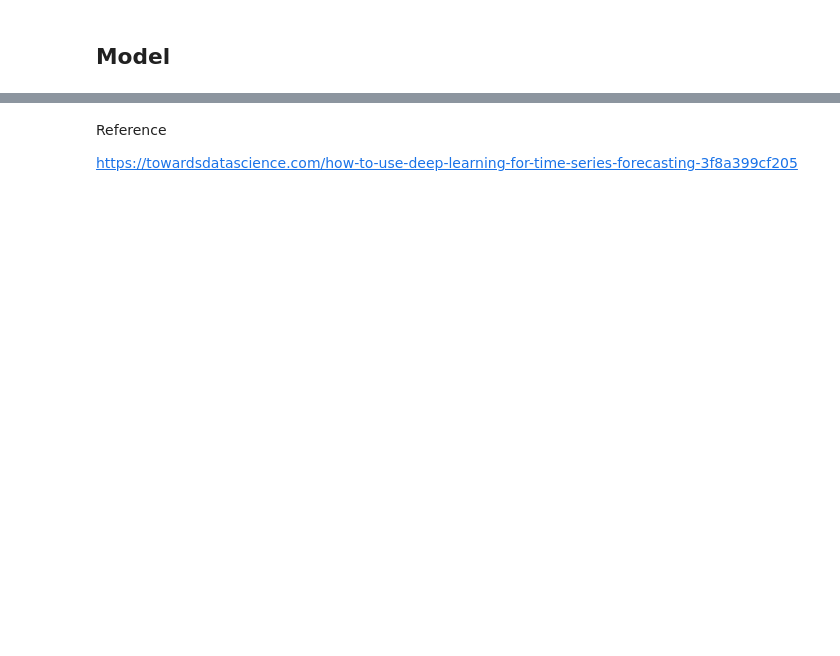
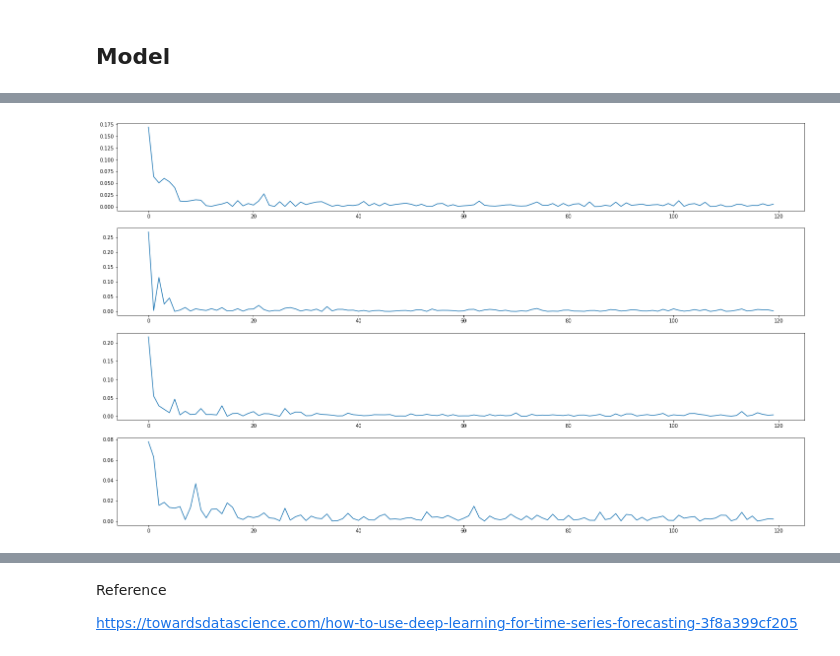
Before and after one commit to JerrickB/MoistBot, a Jupyter notebook: MoistBot.ipynb, the cells around one changed output, grey strips where cells are left out. Saved outputs shown, nothing was run; the diff lists cells and outputs as text; code cells hidden in the pictures; blank space fills up the shorter version.

```diff
--- a/MoistBot.ipynb
+++ b/MoistBot.ipynb
@@ -257,5 +304,3 @@ def save_checkpoint(name, filename, is_best):
     print('Checkpoint saved.')
 names = ["ep / it","trn_loss","val_loss"]
 layout = "{!s:10} " * len(names)
-# %%
-net = LinBench(5,win*5)
@@ -277 +309,36 @@ window = 200
+# %%
+lay=5
+nets = []
+num_hid = [100,50,25,10]
+
+for i in range(len(num_hid)):
+    nets.append(LinBench(lay,num_hid[i]).cuda())
+
+if use_cuda:
+    dtype = torch.cuda.FloatTensor
+else:
+    dtype = torch.FloatTensor
+
+lr = 2e-4
+loss = nn.MSELoss()
+optims = [torch.optim.Adam(net.parameters(), lr=lr) for net in nets]
+scheds = [CyclicLR(optims[i], lr, mode='triangular2', step_size=len(trn_ds)//4) for i, net in enumerate(nets)]
+window = 200
+
+# def make_net(arch, layers):
+#     if arch == 'lin':
+#         net = LinBench(layers,win*5)
+#     elif arch == 'conv':
+#         net =
+
+
+
+#     if use_cuda:
+#         nets = [net.cuda() for _,net in nets if single else net.cuda()]
+#     #     net.cuda()
+#         dtype = torch.cuda.FloatTensor
+#     else:
+#         dtype = torch.FloatTensor
+
+#     return nets
 # %%
@@ -338,0 +430,7 @@ ep / it    trn_loss   val_loss
+# %%
+fig, ax = plt.subplots(len(num_hid),figsize=[25,15])
+for i, ls in enumerate(vals):
+    ax[i].plot(ls[2])
+plt.show()
+# %% [output]
+[figure, added]
```
Also changed, not shown: parts of 33 cells of this notebook, 4 other files.
